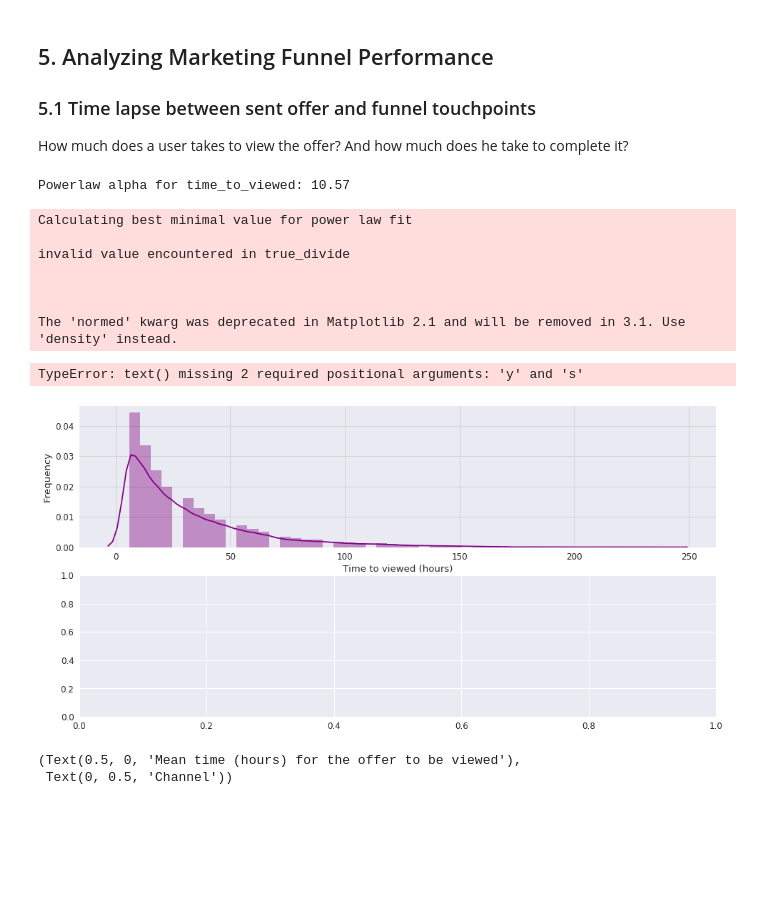
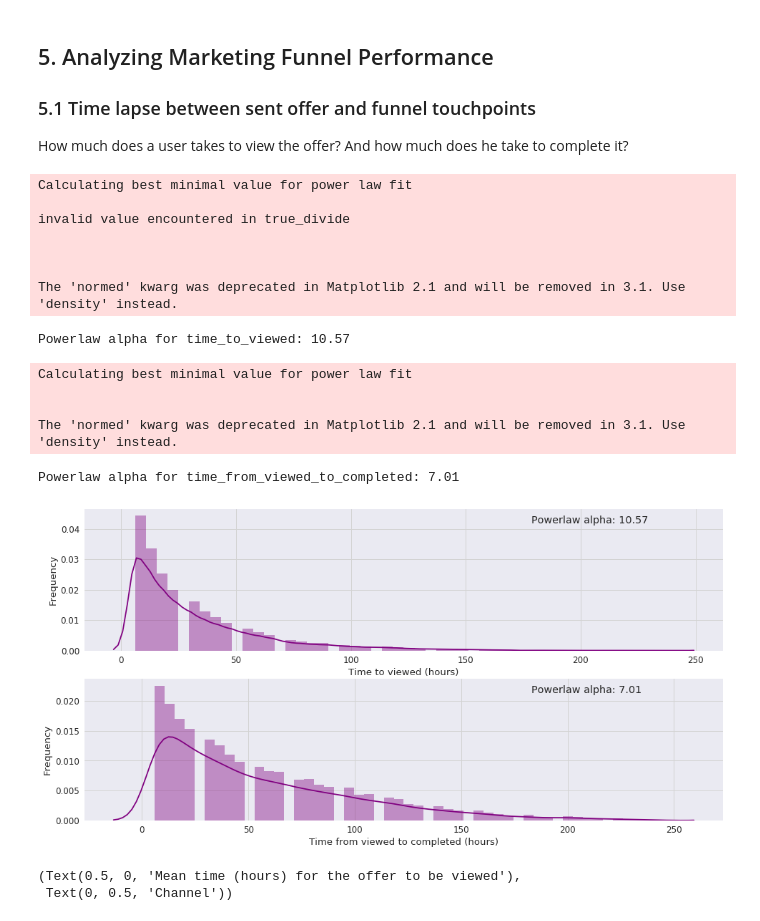
Before and after one commit to guedes-joaofelipe/ml-engineer-capstone, a Jupyter notebook: notebooks/exploratory_data_analysis.ipynb, the cells around one changed output. Cells and saved outputs as stored; diff of their text form; code cells hidden in the pictures; blank space fills up the shorter version.

```diff
--- a/notebooks/exploratory_data_analysis.ipynb
+++ b/notebooks/exploratory_data_analysis.ipynb
@@ -397,30 +397,36 @@ How much does a user takes to view the offer? And how much does he take to compl
 # %%
 fig, axes = plt.subplots(ncols=1, nrows=2, figsize=(16,8))
 for i, analysis in enumerate(["time_to_viewed", "time_from_viewed_to_completed"]):
     df_plot = df_offers.dropna()
     df_plot = df_plot[df_plot[analysis] > 0]
     df_plot[analysis] = df_plot[analysis].astype(int)
     results = powerlaw.Fit(df_plot[analysis])
     print ("Powerlaw alpha for {}: {:.02f}".format(analysis, results.power_law.alpha))
 
     sns.distplot(df_plot[analysis], ax=axes[i], color=palette)
     axes[i].set_xlabel(analysis.replace('_', ' ').capitalize() + " (hours)")
     axes[i].set_ylabel("Frequency")
     axes[i].grid(True, color="lightgray")
-    axes[i].text("Powerlaw alpha: {:.02f}".format(results.power_law.alpha))
+    axes[i].annotate("Powerlaw alpha: {:.02f}".format(results.power_law.alpha),
+                     xy=(0.70, 0.90), xycoords='axes fraction')
+
 
 fig.savefig(os.path.join(plots_dir, "time_distribution.jpeg"), bbox_inches="tight")
 # %% [output]
-Powerlaw alpha for time_to_viewed: 10.57
+Calculating best minimal value for power law fit
+
+invalid value encountered in true_divide
+
+
+
+The 'normed' kwarg was deprecated in Matplotlib 2.1 and will be removed in 3.1. Use 'density' instead.
-Calculating best minimal value for power law fit
-
-invalid value encountered in true_divide
-
-
-
-The 'normed' kwarg was deprecated in Matplotlib 2.1 and will be removed in 3.1. Use 'density' instead.
+Powerlaw alpha for time_to_viewed: 10.57
-TypeError: text() missing 2 required positional arguments: 'y' and 's'
+Calculating best minimal value for power law fit
+
+
+The 'normed' kwarg was deprecated in Matplotlib 2.1 and will be removed in 3.1. Use 'density' instead.
+Powerlaw alpha for time_from_viewed_to_completed: 7.01
-[figure, old version]
+[figure, new version]
 # %%
 fig, ax = plt.subplots(figsize=(8,8))
 channels, avg = ["email", "mobile", "social", "web"], []
```
Also changed, not shown: 14 other files.
